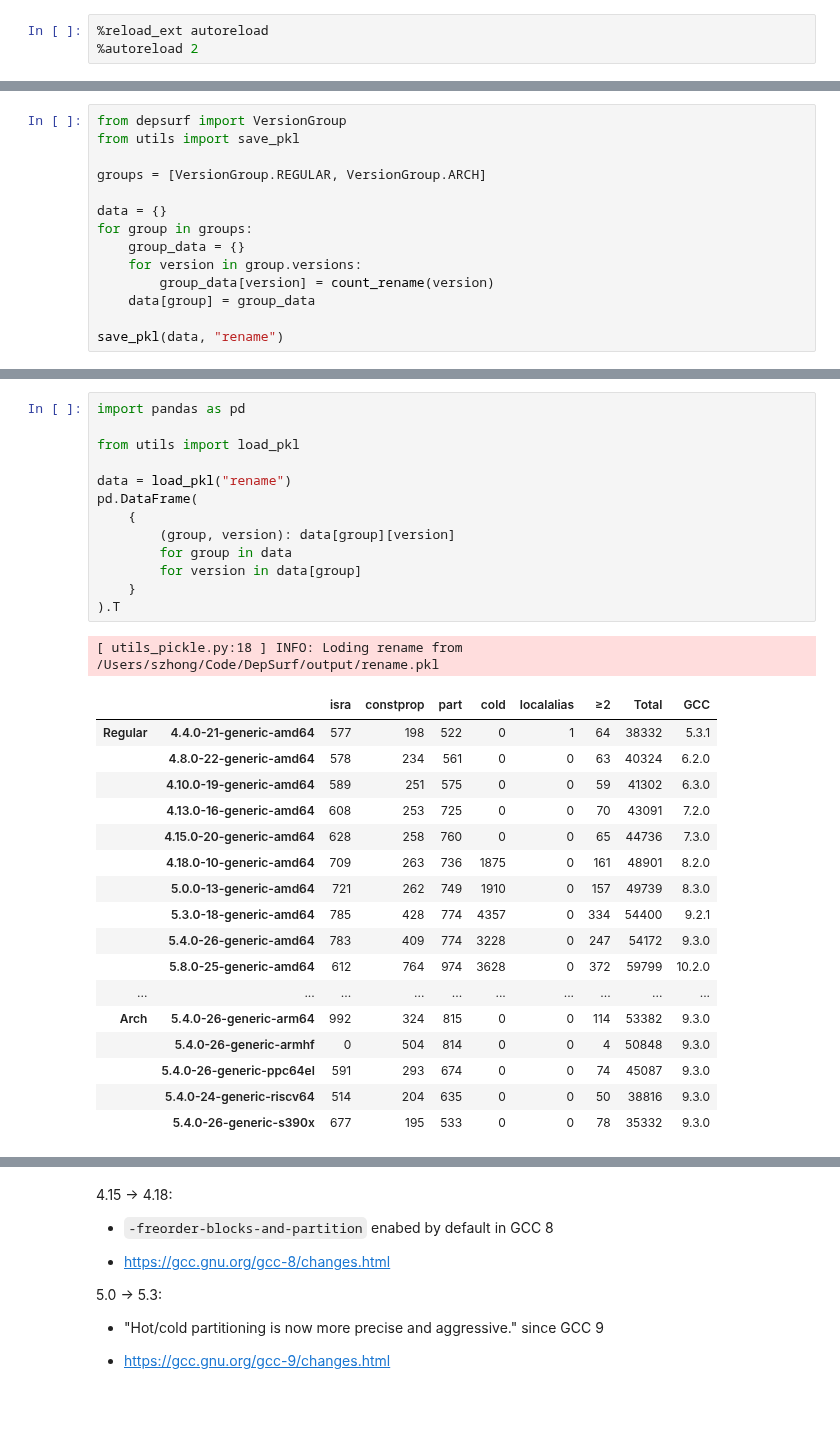
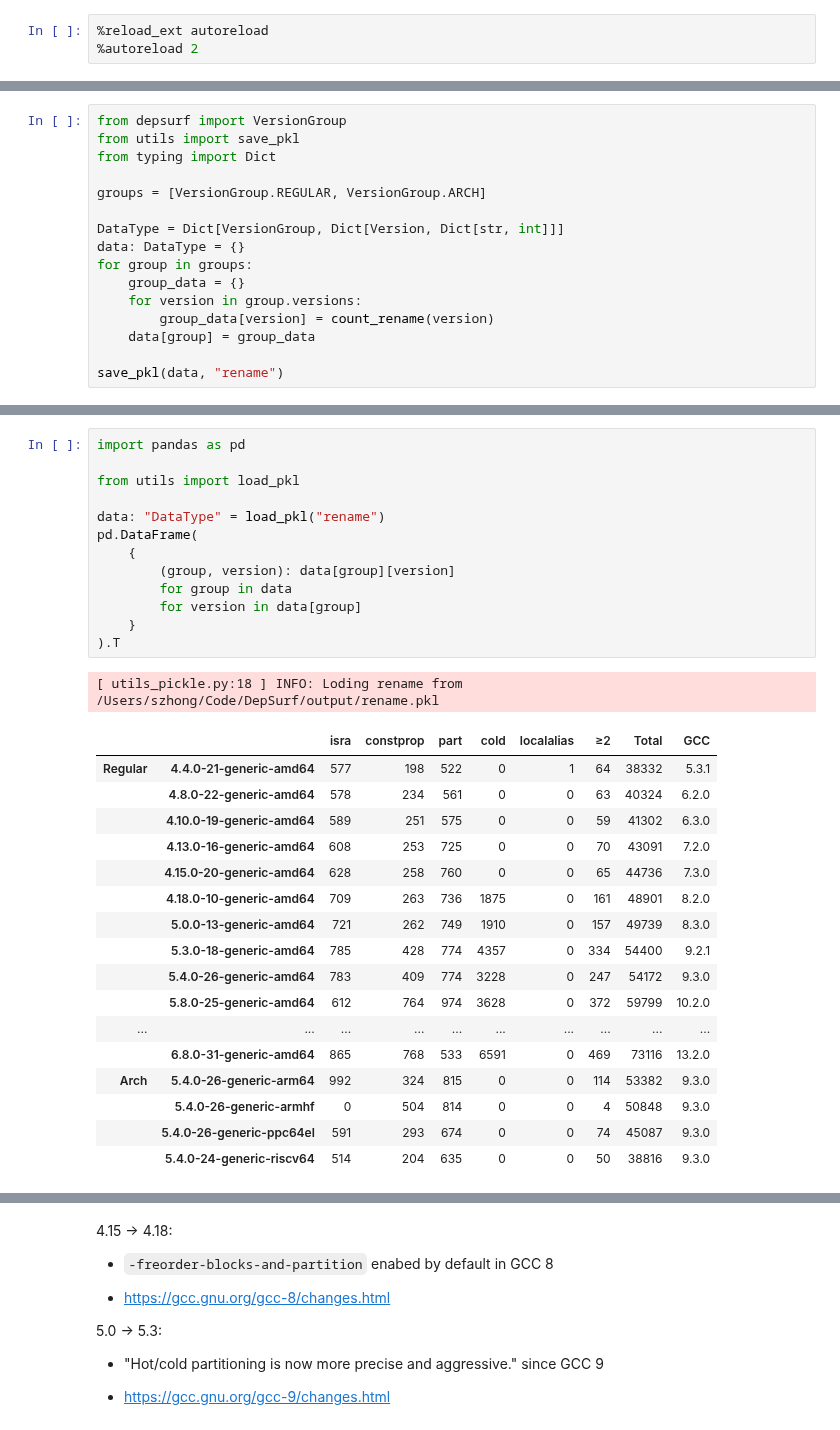
Before and after one commit to ShawnZhong/DepSurf, a Jupyter notebook: 41_rename.ipynb, the cells around one changed output, grey strips where cells are left out. Saved outputs shown, nothing was run; the diff lists cells and outputs as text.

```diff
--- a/41_rename.ipynb
+++ b/41_rename.ipynb
@@ -25,10 +23,12 @@ def count_rename(v: Version):
 # %%
 from depsurf import VersionGroup
 from utils import save_pkl
+from typing import Dict
 
 groups = [VersionGroup.REGULAR, VersionGroup.ARCH]
 
-data = {}
+DataType = Dict[VersionGroup, Dict[Version, Dict[str, int]]]
+data: DataType = {}
 for group in groups:
     group_data = {}
     for version in group.versions:
@@ -57,34 +57,34 @@ save_pkl(data, "rename")
 # %%
 import pandas as pd
 
 from utils import load_pkl
 
-data = load_pkl("rename")
+data: "DataType" = load_pkl("rename")
 pd.DataFrame(
     {
         (group, version): data[group][version]
         for group in data
         for version in data[group]
     }
 ).T
 # %% [output]
 [ utils_pickle.py:18 ] INFO: Loding rename from /Users/szhong/Code/DepSurf/output/rename.pkl
 |  |  | isra | constprop | part | cold | localalias | ≥2 | Total | GCC |
 | Regular | 4.4.0-21-generic-amd64 | 577 | 198 | 522 | 0 | 1 | 64 | 38332 | 5.3.1 |
 |  | 4.8.0-22-generic-amd64 | 578 | 234 | 561 | 0 | 0 | 63 | 40324 | 6.2.0 |
 |  | 4.10.0-19-generic-amd64 | 589 | 251 | 575 | 0 | 0 | 59 | 41302 | 6.3.0 |
 |  | 4.13.0-16-generic-amd64 | 608 | 253 | 725 | 0 | 0 | 70 | 43091 | 7.2.0 |
 |  | 4.15.0-20-generic-amd64 | 628 | 258 | 760 | 0 | 0 | 65 | 44736 | 7.3.0 |
 |  | 4.18.0-10-generic-amd64 | 709 | 263 | 736 | 1875 | 0 | 161 | 48901 | 8.2.0 |
 |  | 5.0.0-13-generic-amd64 | 721 | 262 | 749 | 1910 | 0 | 157 | 49739 | 8.3.0 |
 |  | 5.3.0-18-generic-amd64 | 785 | 428 | 774 | 4357 | 0 | 334 | 54400 | 9.2.1 |
 |  | 5.4.0-26-generic-amd64 | 783 | 409 | 774 | 3228 | 0 | 247 | 54172 | 9.3.0 |
 |  | 5.8.0-25-generic-amd64 | 612 | 764 | 974 | 3628 | 0 | 372 | 59799 | 10.2.0 |
 | ... | ... | ... | ... | ... | ... | ... | ... | ... | ... |
+|  | 6.8.0-31-generic-amd64 | 865 | 768 | 533 | 6591 | 0 | 469 | 73116 | 13.2.0 |
 | Arch | 5.4.0-26-generic-arm64 | 992 | 324 | 815 | 0 | 0 | 114 | 53382 | 9.3.0 |
 |  | 5.4.0-26-generic-armhf | 0 | 504 | 814 | 0 | 0 | 4 | 50848 | 9.3.0 |
 |  | 5.4.0-26-generic-ppc64el | 591 | 293 | 674 | 0 | 0 | 74 | 45087 | 9.3.0 |
 |  | 5.4.0-24-generic-riscv64 | 514 | 204 | 635 | 0 | 0 | 50 | 38816 | 9.3.0 |
-|  | 5.4.0-26-generic-s390x | 677 | 195 | 533 | 0 | 0 | 78 | 35332 | 9.3.0 |
 # %%
 from depsurf import RenameType, VersionGroup
```
Also changed, not shown: parts of 3 cells of this notebook, 8 other files.
